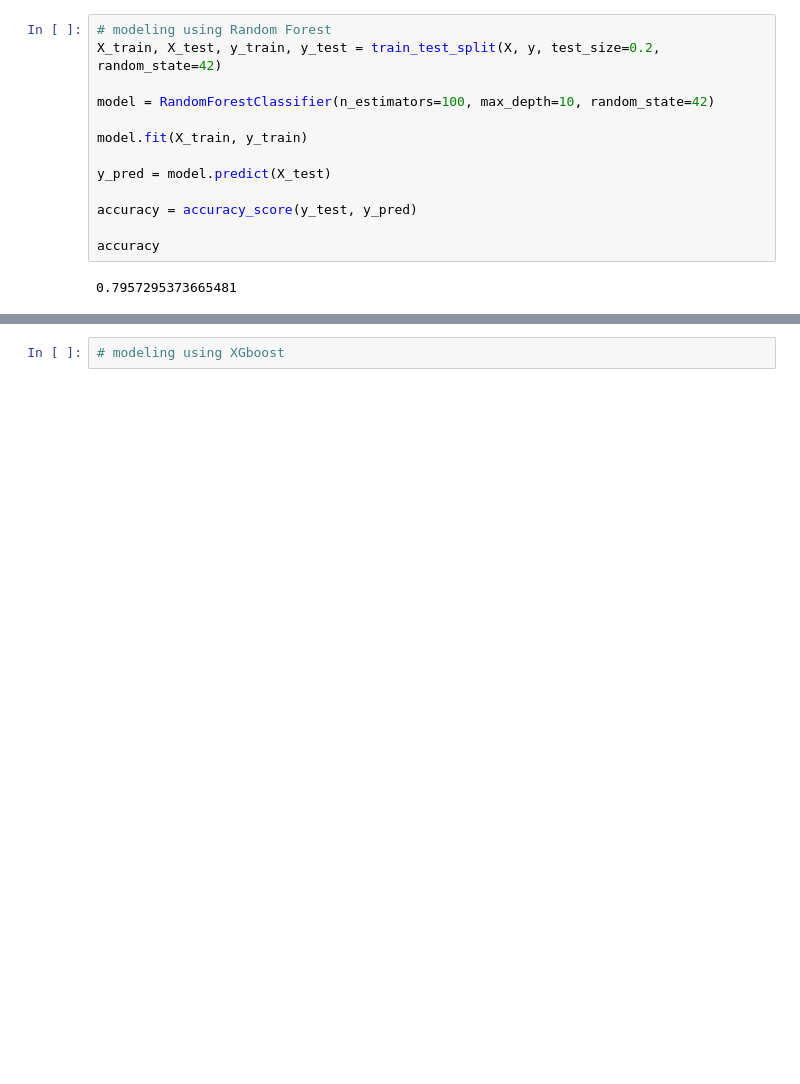
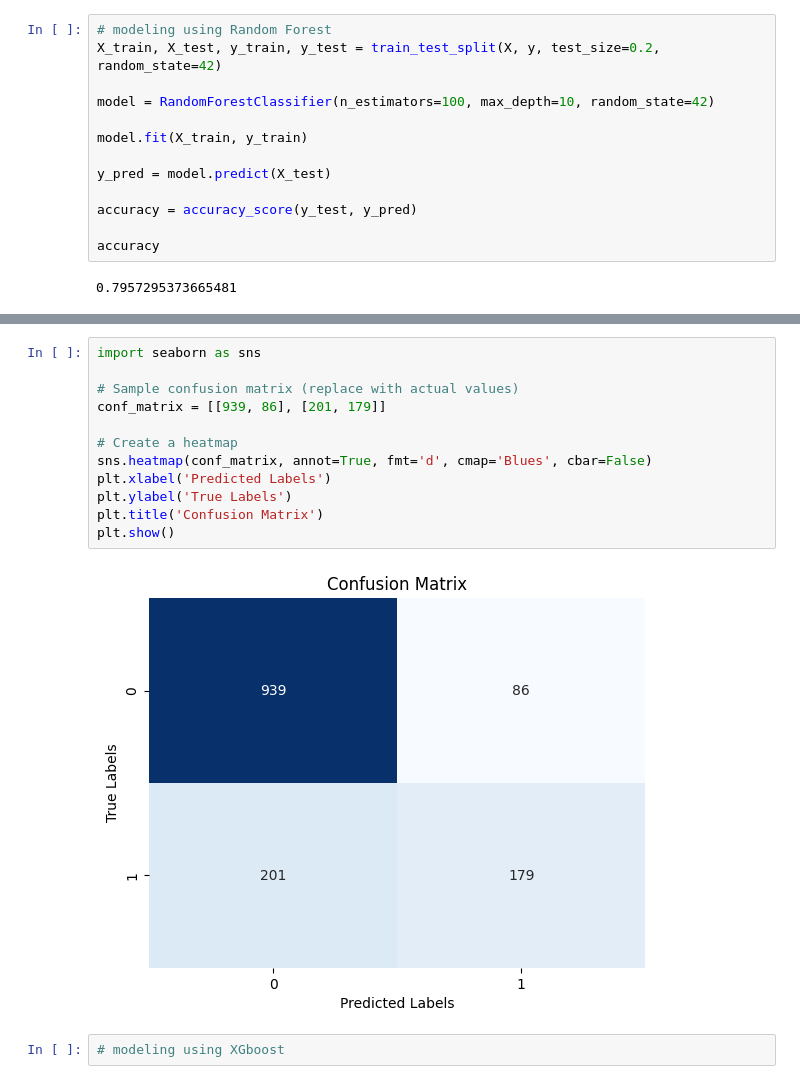
Before and after one commit to Isabellarasku/Verizon-2, a Jupyter notebook: ModelVerizon#2.ipynb, the cells around one changed output, grey strips where cells are left out. Saved outputs shown, nothing was run; the diff lists cells and outputs as text; blank space fills up the shorter version.

```diff
--- a/ModelVerizon#2.ipynb
+++ b/ModelVerizon#2.ipynb
@@ -989,3 +1059,17 @@ accuracy
+# %%
+import seaborn as sns
+
+# Sample confusion matrix (replace with actual values)
+conf_matrix = [[939, 86], [201, 179]]
+
+# Create a heatmap
+sns.heatmap(conf_matrix, annot=True, fmt='d', cmap='Blues', cbar=False)
+plt.xlabel('Predicted Labels')
+plt.ylabel('True Labels')
+plt.title('Confusion Matrix')
+plt.show()
+# %% [output]
+[figure, added]
 # %%
 # modeling using XGboost
 # %%
```
Also changed, not shown: parts of 16 cells of this notebook.
